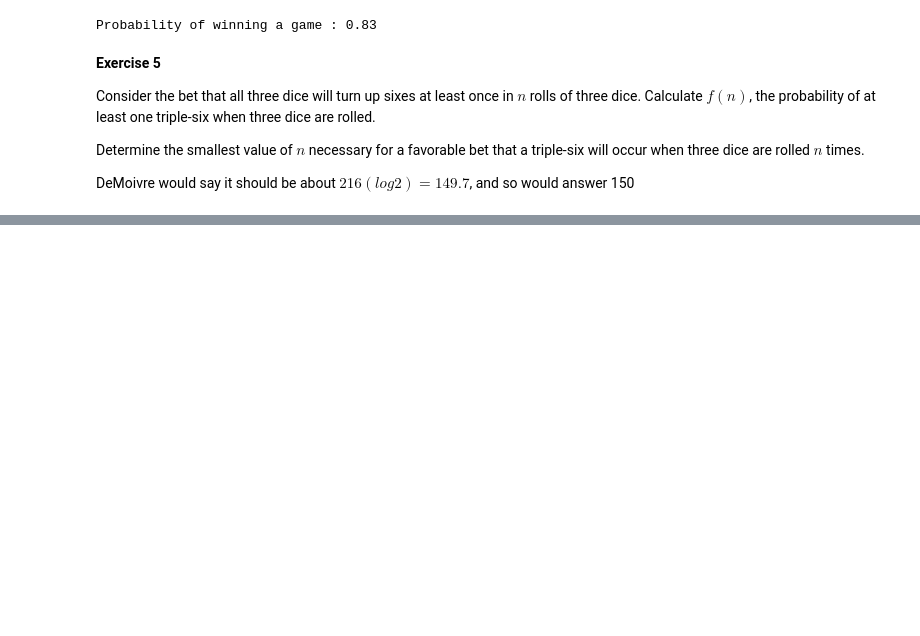
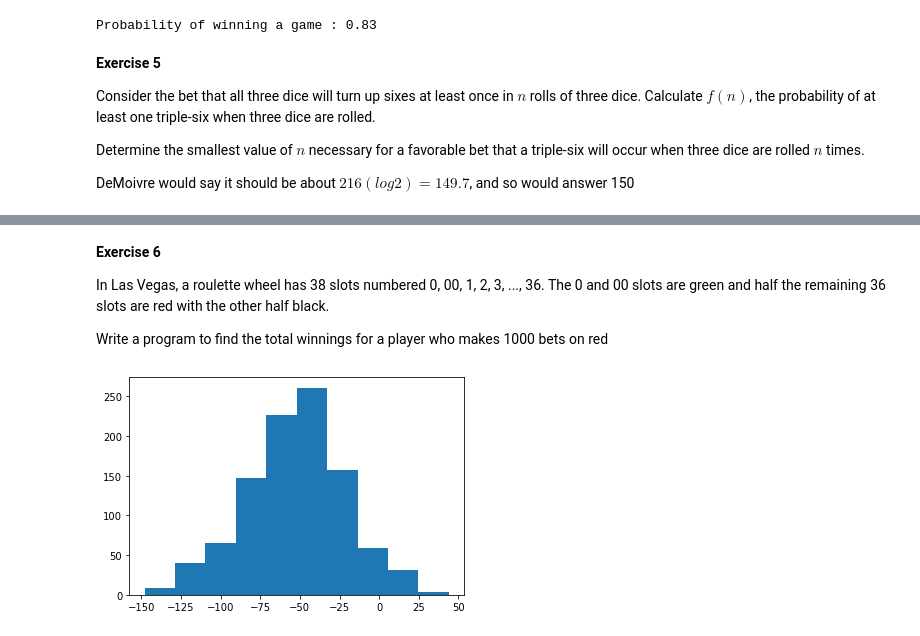
Before and after one commit to ivaturi/onepercent, a Jupyter notebook: ds/notebooks/grinstead-snell-intro-to-probability/chapter1.ipynb, the cells around one changed output, grey strips where cells are left out. Drawn from its saved outputs; the diff is of its cells as text; code cells hidden in the pictures; blank space fills up the shorter version.

Commit message:
DS: G&S Intro to probability - Chapter 1.1 exercise 6

```diff
--- a/ds/notebooks/grinstead-snell-intro-to-probability/chapter1.ipynb
+++ b/ds/notebooks/grinstead-snell-intro-to-probability/chapter1.ipynb
@@ -247,0 +248,28 @@ plt.show()
+# %% [markdown]
+**Exercise 6**
+
+In Las Vegas, a roulette wheel has 38 slots numbered 0, 00, 1, 2, 3, ..., 36. The 0 and 00 slots are green and half the remaining 36 slots are red with the other half black.
+
+Write a program to find the total winnings for a player who makes 1000 bets on red
+# %%
+def roulette(bet):
+    # return whether the bet has won. you can bet on red, green, or black
+    p = random.random()
+
+    green = p <= 2/38 and bet == "green"
+    red   = (2/38 < p <= 20/38) and bet == "red"
+    black = (20/38 < p <= 1) and bet == "black"
+
+    return True if green or red or black else False
+
+def winnings(color, n_bets = 1000, bet = 1):
+    wins = sum([roulette(color) for _ in range(n_bets)])
+    losses = n_bets - wins
+    return (wins - losses) * bet
+
+
+out = [winnings("red") for _ in range(1000)]
+plt.hist(out)
+plt.show()
+# %% [output]
+[figure, added]
```
Also changed, not shown: parts of 1 cell of this notebook.
